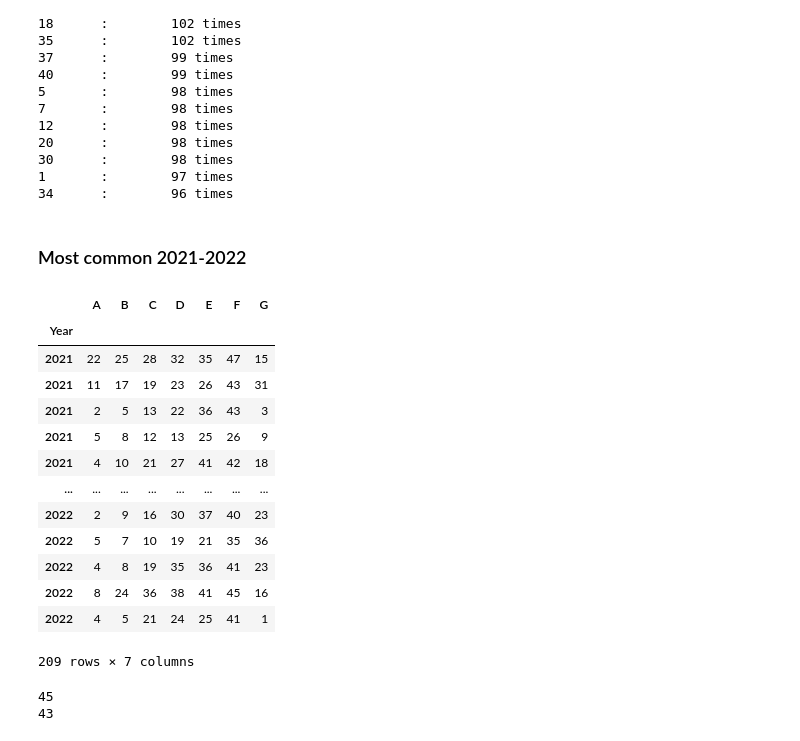
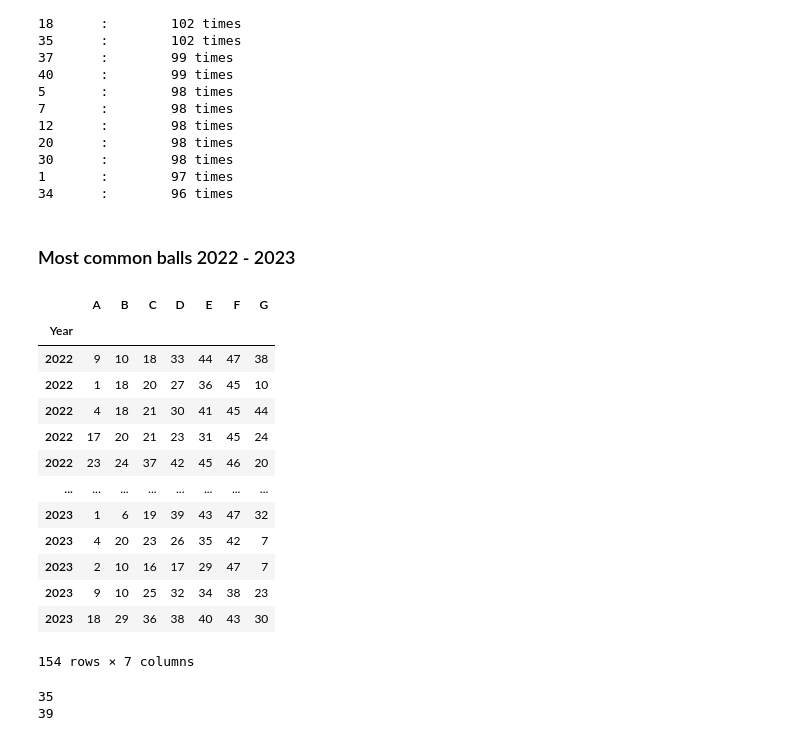
Before and after one commit to killfoley/Lotto-Scraping, a Jupyter notebook: Lotto results notebook.ipynb, the cells around one changed output. Saved outputs shown, nothing was run; the diff lists cells and outputs as text; code cells hidden in the pictures.

```diff
--- a/Lotto results notebook.ipynb
+++ b/Lotto results notebook.ipynb
@@ -1122,33 +1253,33 @@ for r in dictionary_numbers17_22_sorted[:20]:
 1       :        97 times
 34      :        96 times
 # %% [markdown]
-### Most common 2021-2022
+### Most common balls 2022 - 2023
 # %%
-df_numbers21_22 = df_lotto_all.loc[2021:2022]
-df_numbers21_22
+df_numbers22_23 = df_lotto_all.loc[2022:2023]
+df_numbers22_23
 # %% [output]
 |  | A | B | C | D | E | F | G |
 | Year |  |  |  |  |  |  |  |
-| 2021 | 22 | 25 | 28 | 32 | 35 | 47 | 15 |
-| 2021 | 11 | 17 | 19 | 23 | 26 | 43 | 31 |
-| 2021 | 2 | 5 | 13 | 22 | 36 | 43 | 3 |
-| 2021 | 5 | 8 | 12 | 13 | 25 | 26 | 9 |
-| 2021 | 4 | 10 | 21 | 27 | 41 | 42 | 18 |
+| 2022 | 9 | 10 | 18 | 33 | 44 | 47 | 38 |
+| 2022 | 1 | 18 | 20 | 27 | 36 | 45 | 10 |
+| 2022 | 4 | 18 | 21 | 30 | 41 | 45 | 44 |
+| 2022 | 17 | 20 | 21 | 23 | 31 | 45 | 24 |
+| 2022 | 23 | 24 | 37 | 42 | 45 | 46 | 20 |
 | ... | ... | ... | ... | ... | ... | ... | ... |
-| 2022 | 2 | 9 | 16 | 30 | 37 | 40 | 23 |
-| 2022 | 5 | 7 | 10 | 19 | 21 | 35 | 36 |
-| 2022 | 4 | 8 | 19 | 35 | 36 | 41 | 23 |
-| 2022 | 8 | 24 | 36 | 38 | 41 | 45 | 16 |
-| 2022 | 4 | 5 | 21 | 24 | 25 | 41 | 1 |
+| 2023 | 1 | 6 | 19 | 39 | 43 | 47 | 32 |
+| 2023 | 4 | 20 | 23 | 26 | 35 | 42 | 7 |
+| 2023 | 2 | 10 | 16 | 17 | 29 | 47 | 7 |
+| 2023 | 9 | 10 | 25 | 32 | 34 | 38 | 23 |
+| 2023 | 18 | 29 | 36 | 38 | 40 | 43 | 30 |
-209 rows × 7 columns
+154 rows × 7 columns
 # %%
 # Convert numbers to a list
-NumsToList21_22 = list(df_numbers21_22.values.T.flatten())
-most_common21_22,num_most_common21_22 = Counter(NumsToList21_22).most_common(1)[0]
-print(most_common21_22)
-print(num_most_common21_22)
+NumsToList22_23 = list(df_numbers22_23.values.T.flatten())
+most_common22_23,num_most_common22_23 = Counter(NumsToList22_23).most_common(1)[0]
+print(most_common22_23)
+print(num_most_common22_23)
 # %% [output]
-45
-43
+35
+39
 # %%
 # print the dictionary with sorted values
```
Also changed, not shown: parts of 27 cells of this notebook, 1 other file.
